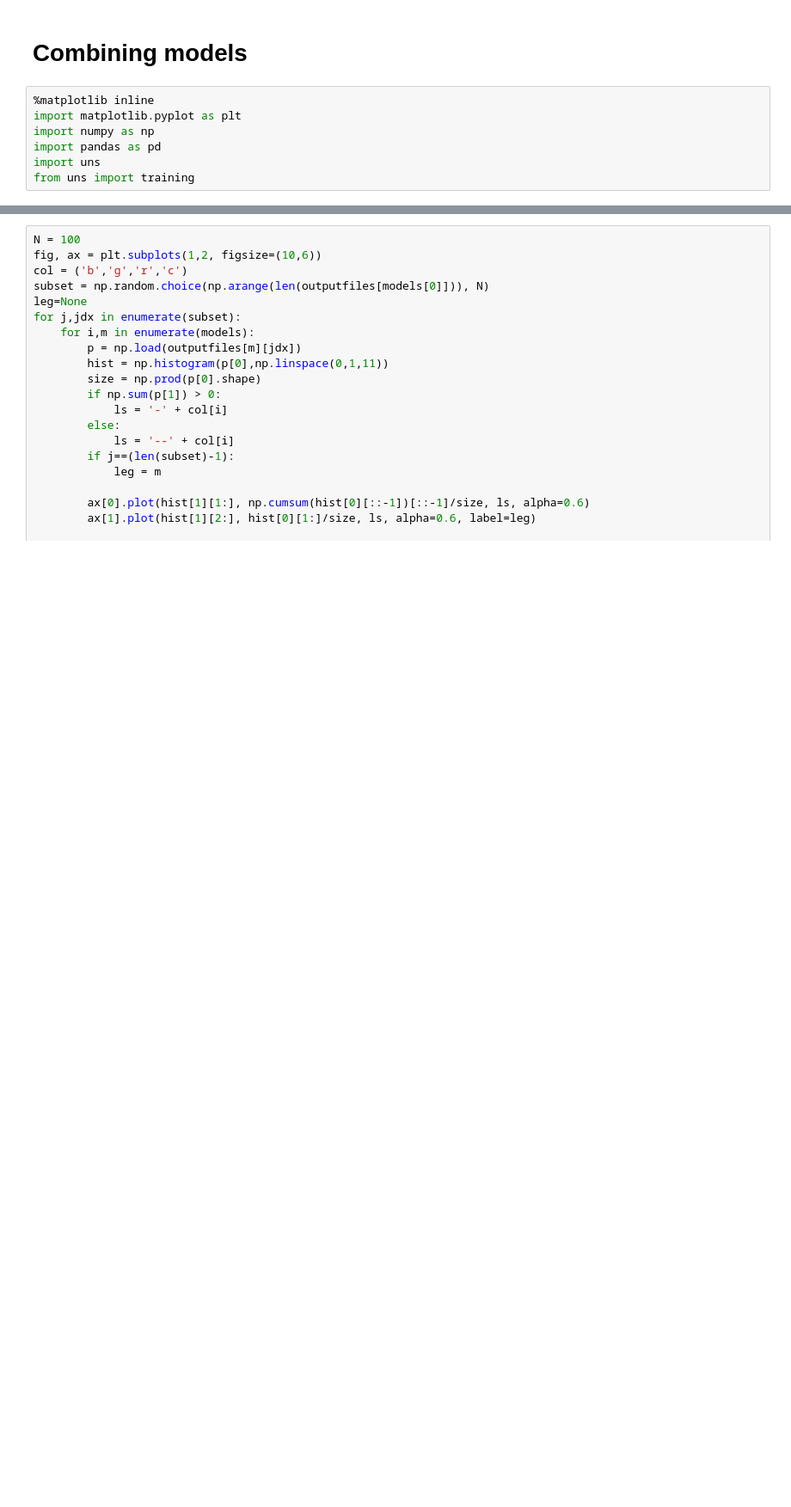
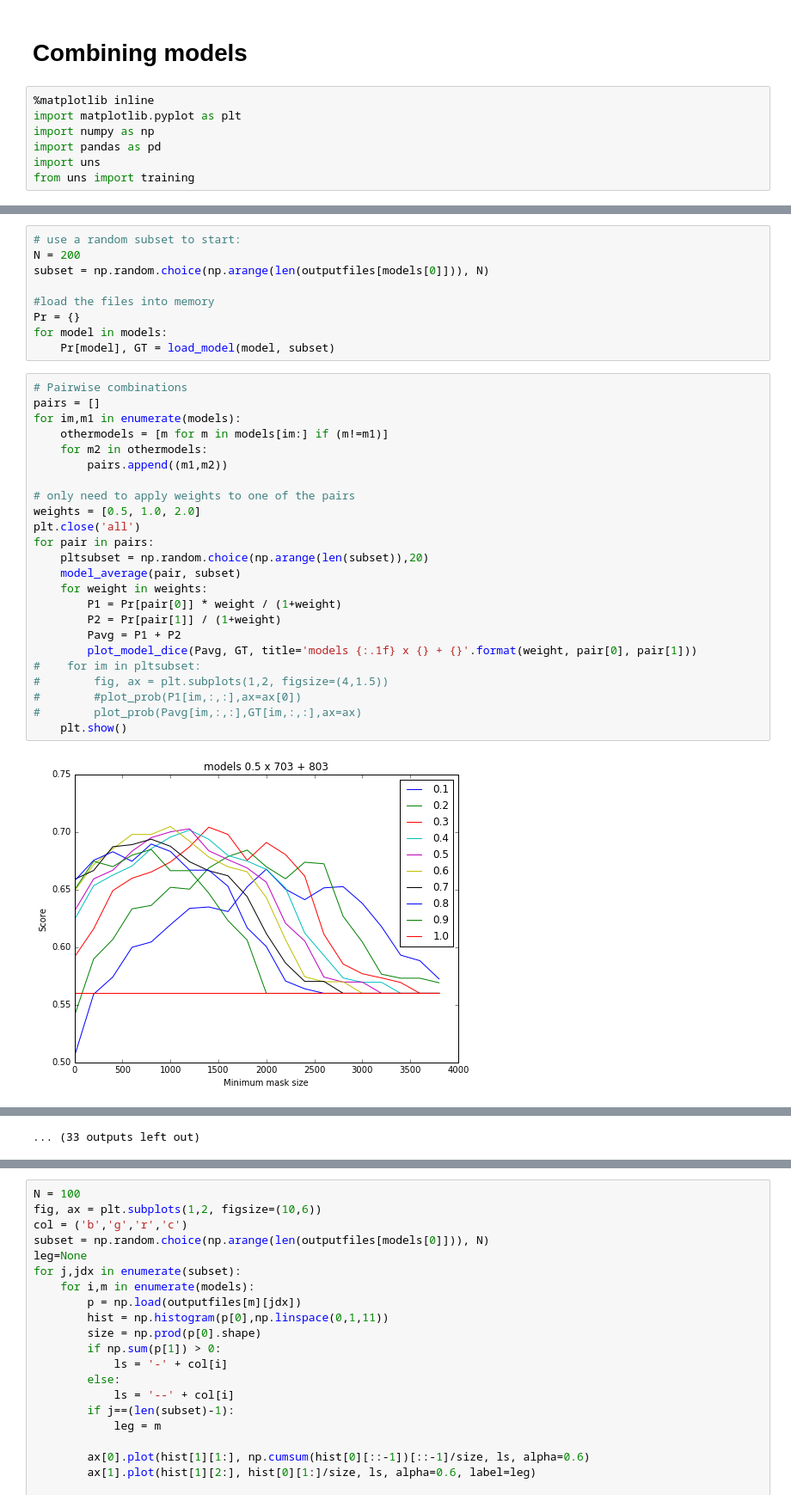
Before and after one commit to vassiliou/unstoo, a Jupyter notebook: OutputAnalysis.ipynb, the cells around one changed output, grey strips where cells are left out. Shown at 86% size. Drawn from its saved outputs; the diff is of its cells as text; blank space fills up the shorter version.

```diff
--- a/OutputAnalysis.ipynb
+++ b/OutputAnalysis.ipynb
@@ -42,0 +146,35 @@ for j,jdx in enumerate(subset):
+# %%
+# use a random subset to start:
+N = 200
+subset = np.random.choice(np.arange(len(outputfiles[models[0]])), N)
+
+#load the files into memory
+Pr = {}
+for model in models:
+    Pr[model], GT = load_model(model, subset)
+# %%
+# Pairwise combinations
+pairs = []
+for im,m1 in enumerate(models):
+    othermodels = [m for m in models[im:] if (m!=m1)]
+    for m2 in othermodels:
+        pairs.append((m1,m2))
+
+# only need to apply weights to one of the pairs
+weights = [0.5, 1.0, 2.0]
+plt.close('all')
+for pair in pairs:
+    pltsubset = np.random.choice(np.arange(len(subset)),20)
+    model_average(pair, subset)
+    for weight in weights:
+        P1 = Pr[pair[0]] * weight / (1+weight)
+        P2 = Pr[pair[1]] / (1+weight)
+        Pavg = P1 + P2
+        plot_model_dice(Pavg, GT, title='models {:.1f} x {} + {}'.format(weight, pair[0], pair[1]))
+#    for im in pltsubset:
+#        fig, ax = plt.subplots(1,2, figsize=(4,1.5))
+#        #plot_prob(P1[im,:,:],ax=ax[0])
+#        plot_prob(Pavg[im,:,:],GT[im,:,:],ax=ax)
+    plt.show()
+# %% [output]
+[figure, added]
@@ -42,0 +192 @@ for j,jdx in enumerate(subset):
+... (33 outputs left out)
```
Also changed, not shown: parts of 17 cells of this notebook, 2 other files.
